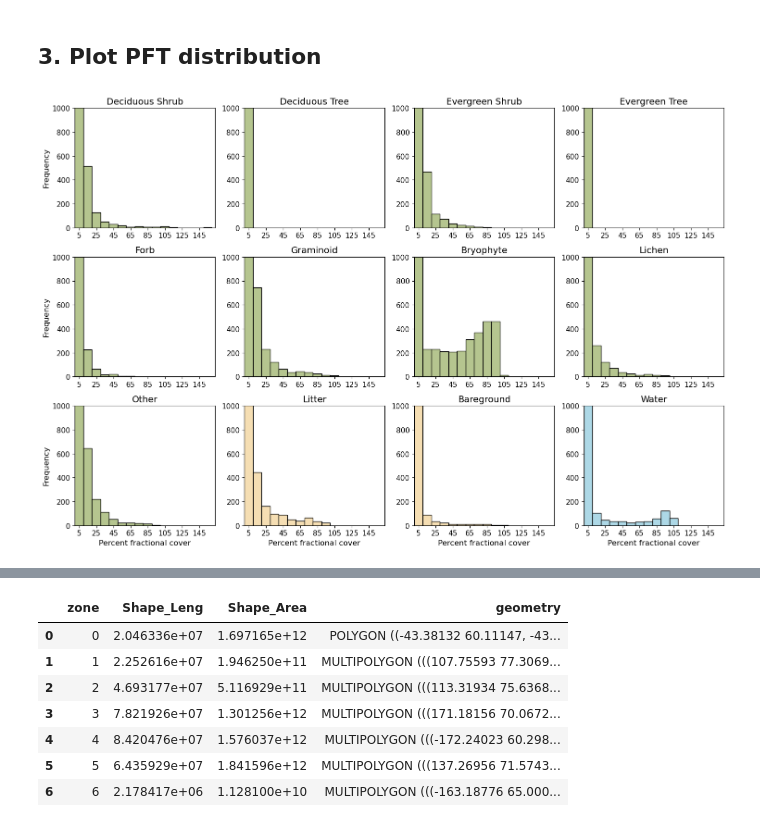
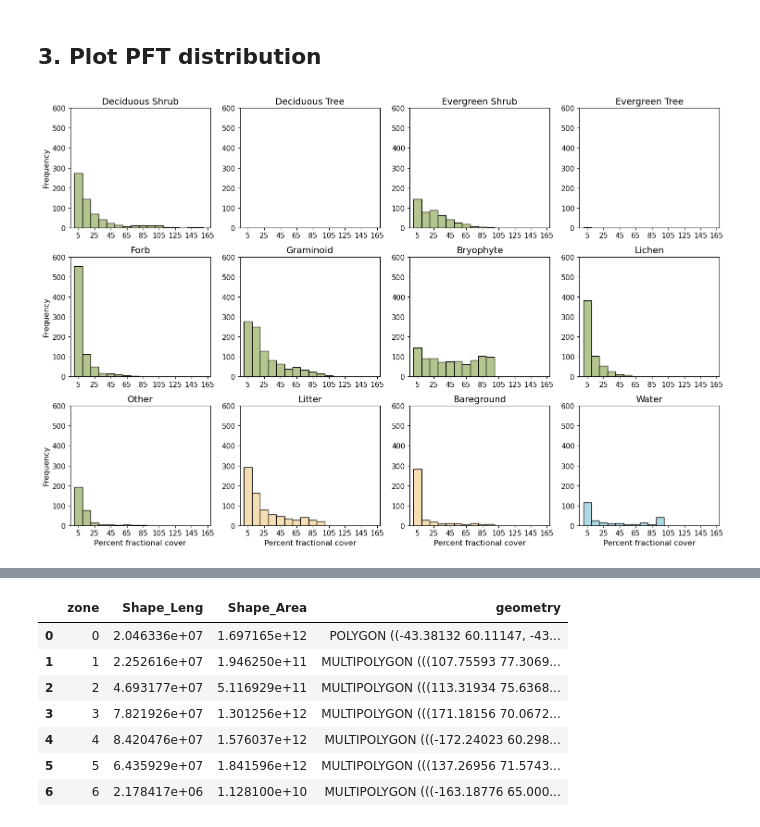
Before and after one commit to climatemodeling/pavc, a Jupyter notebook: harmonization.ipynb, the cells around one changed output, grey strips where cells are left out. Drawn from its saved outputs; the diff is of its cells as text; code cells hidden in the pictures.

Commit message:
updated notebooks to ensure NaN and 0 are not changed, fixed plot harmonization issue, redid missing nga data

```diff
--- a/harmonization.ipynb
+++ b/harmonization.ipynb
@@ -72,0 +94,3 @@ aux.to_csv('etc/survey_unit_information_temp.csv', encoding='utf-8-sig')
+# %%
+##### Get subselection for manuscript ######
+pft_fcover = subset_pft_fcover
@@ -206,19 +241,25 @@ cover_cols = [col for col in pft_fcover.columns if 'cover' in col]
 # pft_fcover_scaled = pd.DataFrame(scaler.fit_transform(pft_fcover[cover_cols]), columns=cover_cols)
 pft_fcover_scaled = pd.DataFrame(pft_fcover[cover_cols], columns=cover_cols)
 # %%
-# List of fcover types (assuming columns represent different fcover types)
+import numpy as np
+import pandas as pd
+import matplotlib.pyplot as plt
+import seaborn as sns
+from math import ceil
+
+# List of fcover types
 fcover_types = ['deciduous_shrub_cover', 'deciduous_tree_cover', 'evergreen_shrub_cover', 'evergreen_tree_cover',
                 'forb_cover', 'graminoid_cover', 'bryophyte_cover', 'lichen_cover',
                 'other_cover', 'litter_cover', 'bareground_cover', 'water_cover']
 
-# Number of subplots (assuming 10 fcover types)
+# Number of subplots
 num_subplots = len(fcover_types)
 nrows = 3
 ncols = ceil(num_subplots / nrows)
 
-# Determine the common x and y axis ranges
-all_values = pd.concat([pft_fcover_scaled[col].dropna() for col in fcover_types])
-x_min, x_max = all_values.min(), all_values.max()
+# Determine common x and y ranges, excluding zeros
+all_values_nonzero = pd.concat([pft_fcover_scaled[col][pft_fcover_scaled[col] > 0].dropna() for col in fcover_types])
+x_min_nonzero, x_max = all_values_nonzero.min(), all_values_nonzero.max()
 
 # Create a figure and subplots
 fig, axs = plt.subplots(nrows=nrows, ncols=ncols, figsize=(15, 10), sharex=True)
@@ -226,19 +267,13 @@ fig, axs = plt.subplots(nrows=nrows, ncols=ncols, figsize=(15, 10), sharex=True)
 # Flatten the array of axes for easy iteration
 axs = axs.flatten()
 
-# Set Seaborn style and color palette
-palette = sns.color_palette("pastel")
+# Define bin edges, excluding 0
+bin_width = 10
+bin_edges = np.arange(x_min_nonzero, x_max + bin_width, bin_width)
 
-# Define bin edges
-bin_width = 10  # Adjust as needed
-# num_bins = int((x_max - x_min) / bin_width)
-
-# Define bin edges
-bin_edges = range(int(x_min), int(x_max) + bin_width, bin_width)
-
-# Set y-axis limits for each plot
+# Y-axis limits and colors
 y_axis_limits = {
-    'Deciduous Shrub': (1000, '#b5c58f'),  # Light olive green
+    'Deciduous Shrub': (1000, '#b5c58f'),
     'Deciduous Tree': (1000, '#b5c58f'),
     'Evergreen Shrub': (1000, '#b5c58f'),
     'Evergreen Tree': (1000, '#b5c58f'),
@@ -246,64 +281,64 @@ y_axis_limits = {
     'Graminoid': (1000, '#b5c58f'),
     'Bryophyte': (1000, '#b5c58f'),
     'Lichen': (1000, '#b5c58f'),
-    'Litter': (1000, 'wheat'),  # Assuming 'Litter' as vegetation-related
-    'Other': (1000, '#b5c58f'),  # Assuming 'Other' as vegetation-related
+    'Litter': (1000, 'wheat'),
+    'Other': (1000, '#b5c58f'),
     'Water': (1000, 'lightblue'),
     'Bareground': (1000, 'wheat')
 }
 
-# Function to format fcover_type titles
+# Format fcover titles
 def format_fcover_title(fcover_type):
-    # Remove '_cover' suffix and capitalize words
-    formatted_title = fcover_type.replace('_cover', '').replace('_', ' ').title()
-    return formatted_title
+    return fcover_type.replace('_cover', '').replace('_', ' ').title()
 
-# Plot each fcover type in a separate subplot
+# Plot each fcover type
 for i, fcover_type in enumerate(fcover_types):
     title = format_fcover_title(fcover_type)
-    y_limit, color = y_axis_limits.get(title, (40, 'lightgray'))  # Default limit and color if not specified
+    y_limit, color = y_axis_limits.get(title, (40, 'lightgray'))
 
-    # Generate the histogram data
+    # Filter data to exclude zeros
+    data_nonzero = pft_fcover[fcover_type][pft_fcover[fcover_type] > 0].dropna()
+
+    # Generate histogram with align='mid' to prevent cutoff
     n, bins, patches = axs[i].hist(
-        pft_fcover[fcover_type],
+        data_nonzero,
         bins=bin_edges,
         color=color,
         edgecolor='black',
-        align='mid'
+        align='mid'  # Center bin values
     )
 
     # Calculate bin centers
     bin_centers = 0.5 * (bins[:-1] + bins[1:])
 
-    # Set the ticks to the bin centers
-    tick_spacing = 2  # Adjust as needed
+    # Set x-ticks at bin centers
+    tick_spacing = 2
     axs[i].set_xticks(bin_centers[::tick_spacing])
     axs[i].set_xticklabels([f"{int(center)}" for center in bin_centers[::tick_spacing]])
+
     axs[i].set_title(title, fontsize=14)
-    axs[i].set_xlim(x_min, x_max)
-    axs[i].set_ylim(0, y_limit)
+
+    # Adjust x-axis limits to prevent leftmost cutoff
+    axs[i].set_xlim(x_min_nonzero - bin_width / 2, x_max + bin_width / 2)
+
+    axs[i].set_ylim(0, 600)
     axs[i].tick_params(axis='both', which='major', labelsize=11)
     axs[i].xaxis.set_tick_params(labelbottom=True)
 
     # Set x-axis label only for the bottom row
     if i >= (nrows - 1) * ncols:
         axs[i].set_xlabel('Percent fractional cover', fontsize=12)
 
     # Set y-axis label only for the far-left column
     if i % ncols == 0:
         axs[i].set_ylabel('Frequency', fontsize=12)
 
-# # Set y-axis limits based on the highest bin count across all subplots
-# max_y = max(ax.get_ylim()[1] for ax in axs[:num_subplots])
-# for ax in axs[:num_subplots]:
-#     ax.set_ylim(0, max_y)
-
-# Remove any empty subplots
+# Remove empty subplots
 for j in range(num_subplots, len(axs)):
     fig.delaxes(axs[j])
 
 # Adjust layout
 plt.tight_layout()
 plt.show()
 # %% [output]
-[figure, old version]
+[figure, new version]
```
Also changed, not shown: parts of 48 cells of this notebook, 8 other files.
